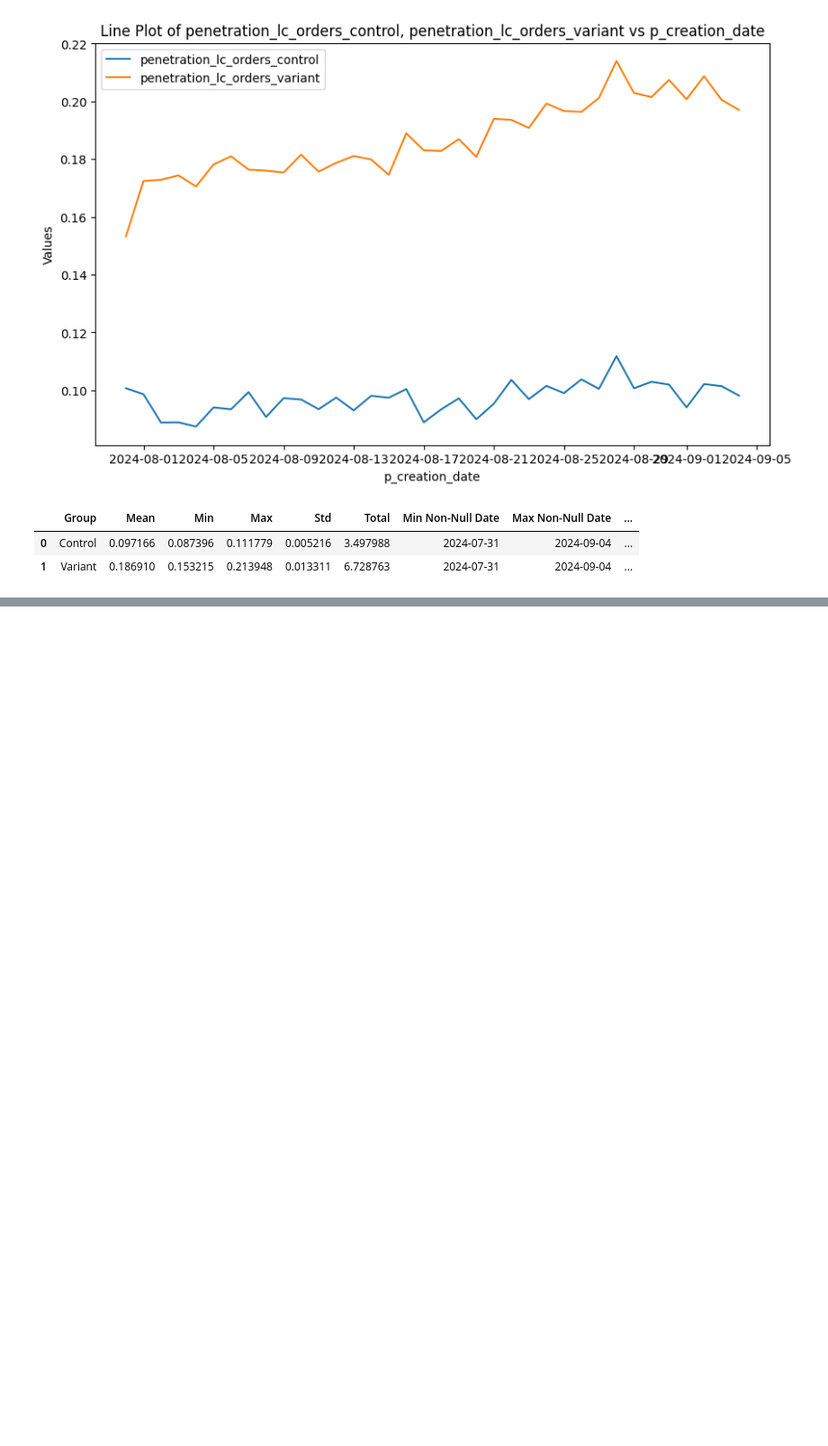
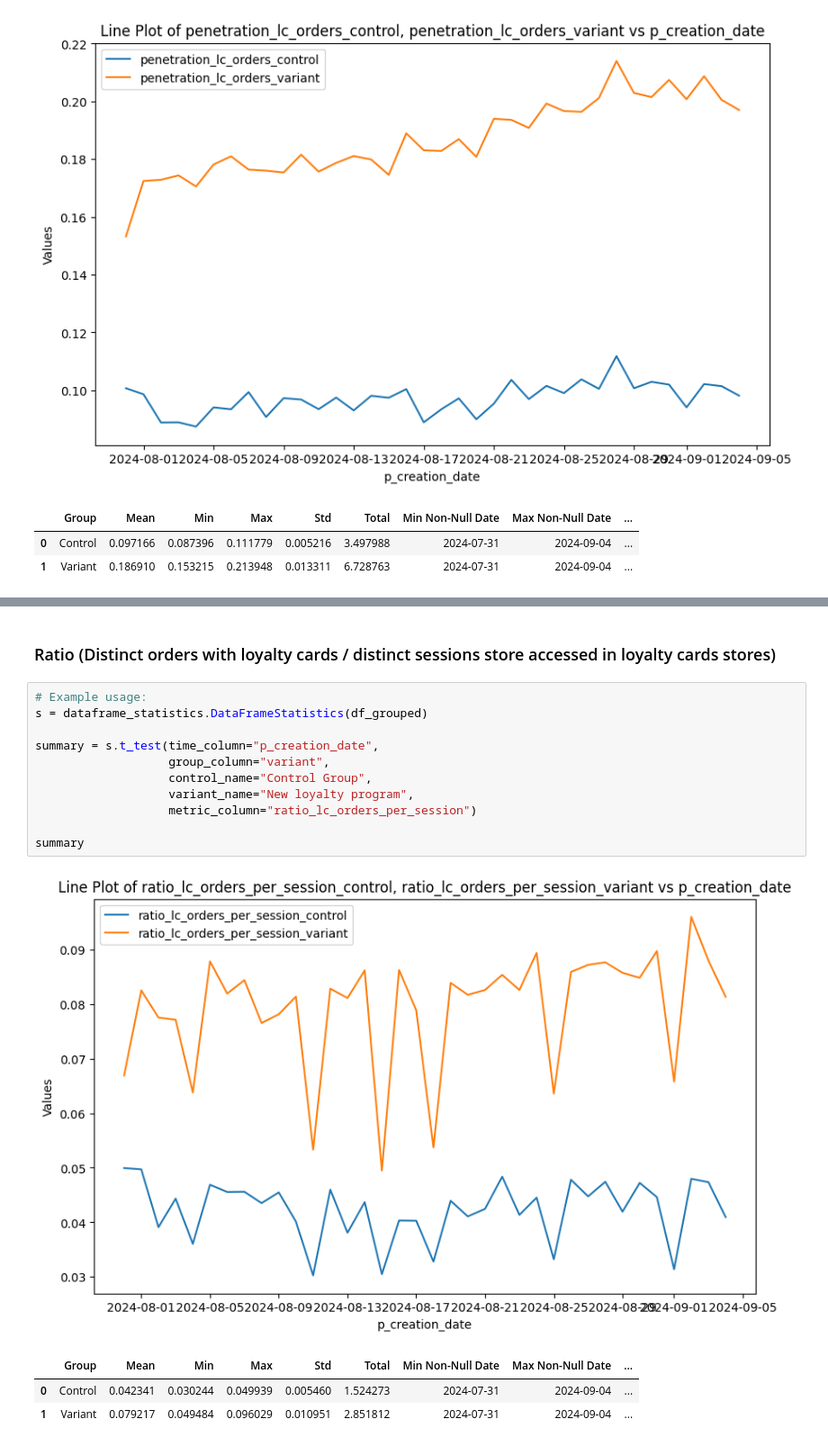
Before and after one commit to JordiCremades4444/central-node, a Jupyter notebook: notebooks/990_2024_6_loyaltycards/loyaltycards_analysis.ipynb, the cells around one changed output, grey strips where cells are left out. Shown at 90% size. Cells and saved outputs as stored; diff of their text form; blank space fills up the shorter version.

```diff
--- a/notebooks/990_2024_6_loyaltycards/loyaltycards_analysis.ipynb
+++ b/notebooks/990_2024_6_loyaltycards/loyaltycards_analysis.ipynb
@@ -697,0 +796,18 @@ summary
+# %% [markdown]
+### Ratio (Distinct orders with loyalty cards / distinct sessions store accessed in loyalty cards stores)
+# %%
+# Example usage:
+s = dataframe_statistics.DataFrameStatistics(df_grouped)
+
+summary = s.t_test(time_column="p_creation_date",
+                   group_column="variant",
+                   control_name="Control Group",
+                   variant_name="New loyalty program",
+                   metric_column="ratio_lc_orders_per_session")
+
+summary
+# %% [output]
+[figure, added]
+|  | Group | Mean | Min | Max | Std | Total | Min Non-Null Date | Max Non-Null Date | ... |
+| 0 | Control | 0.042341 | 0.030244 | 0.049939 | 0.005460 | 1.524273 | 2024-07-31 | 2024-09-04 | ... |
+| 1 | Variant | 0.079217 | 0.049484 | 0.096029 | 0.010951 | 2.851812 | 2024-07-31 | 2024-09-04 | ... |
```
Also changed, not shown: parts of 50 cells of this notebook.
